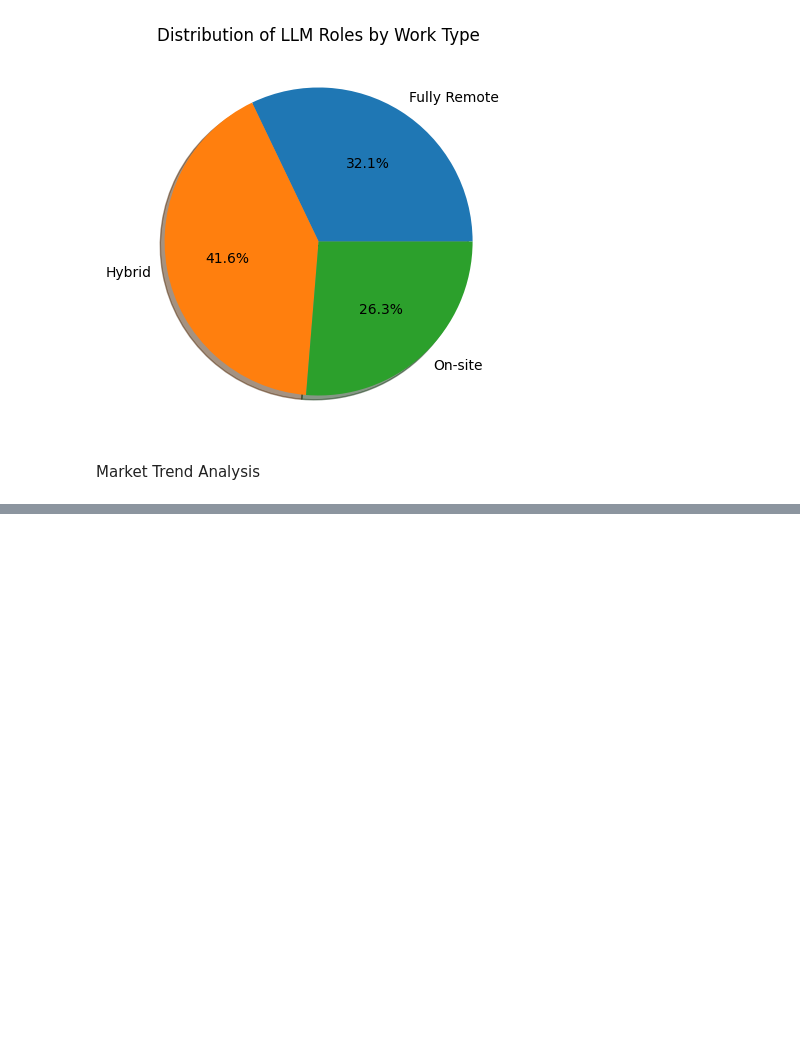
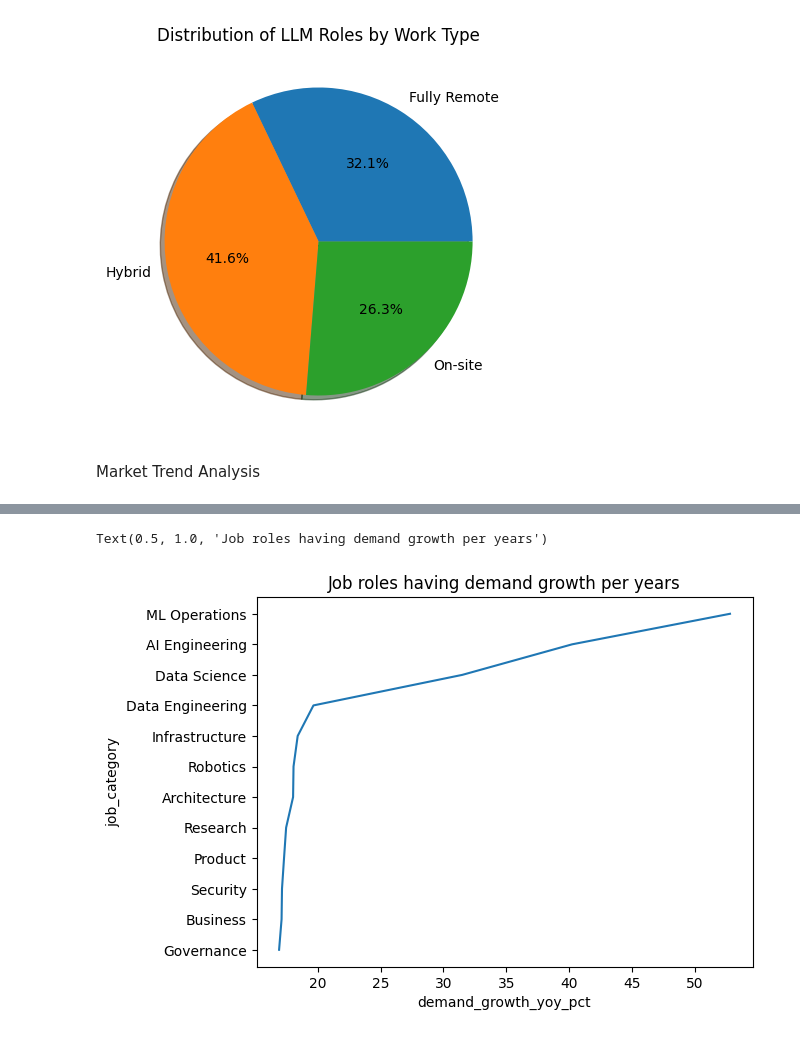
Before and after one commit to ShlokGadhave/AI-Career-Market-Insights, a Jupyter notebook: main.ipynb, the cells around one changed output, grey strips where cells are left out. Saved outputs shown, nothing was run; the diff lists cells and outputs as text; code cells hidden in the pictures; blank space fills up the shorter version.

```diff
--- a/main.ipynb
+++ b/main.ipynb
@@ -669,0 +770,5 @@ Market Trend Analysis
+# %%
+demand_per_yrs=pd.pivot_table(df,values='demand_growth_yoy_pct',index='job_category',aggfunc='mean').sort_values(by='demand_growth_yoy_pct',ascending=False)
+demand_per_yrs
+
+#ML operations has the demand per years
@@ -669,0 +790,6 @@ Market Trend Analysis
+# %%
+sns.lineplot(data=demand_per_yrs,x='demand_growth_yoy_pct',y='job_category')
+plt.title('Job roles having demand growth per years')
+# %% [output]
+Text(0.5, 1.0, 'Job roles having demand growth per years')
+[figure, added]
```
Also changed, not shown: parts of 14 cells of this notebook.
